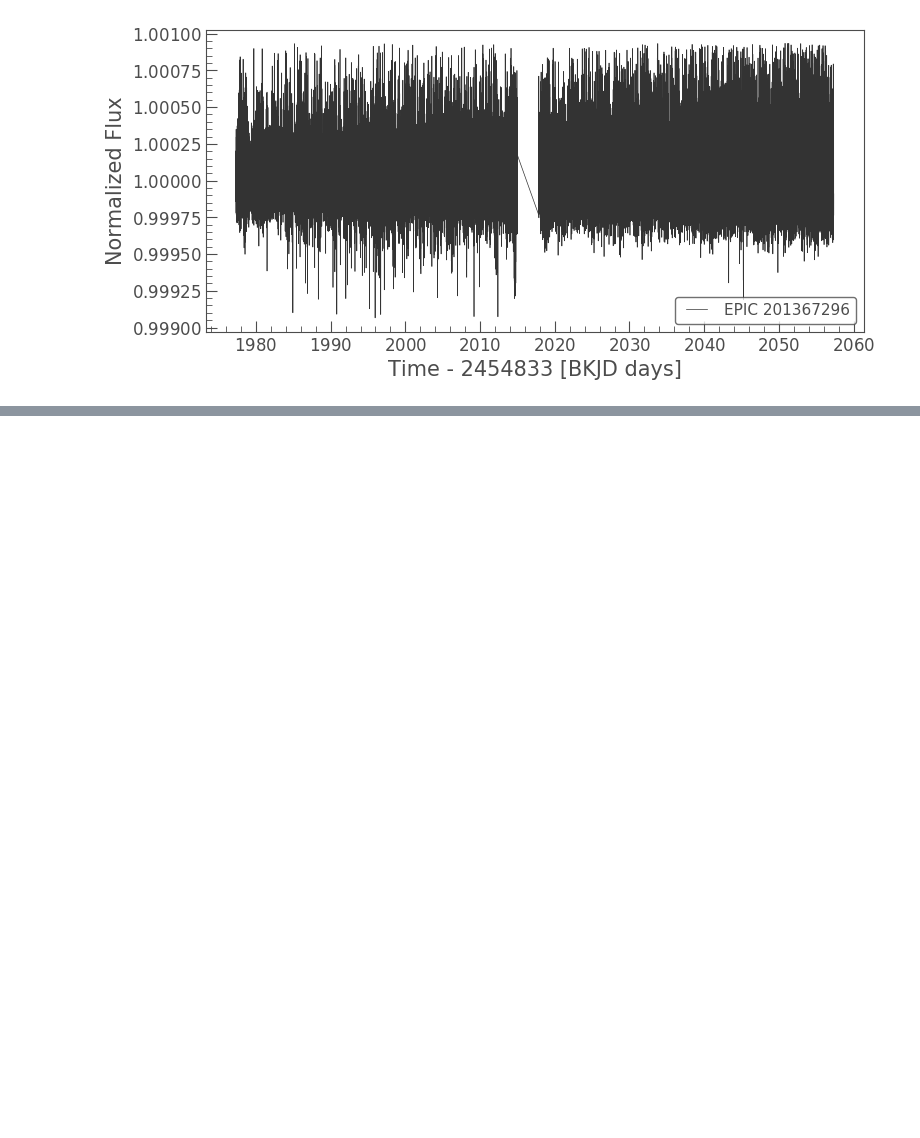
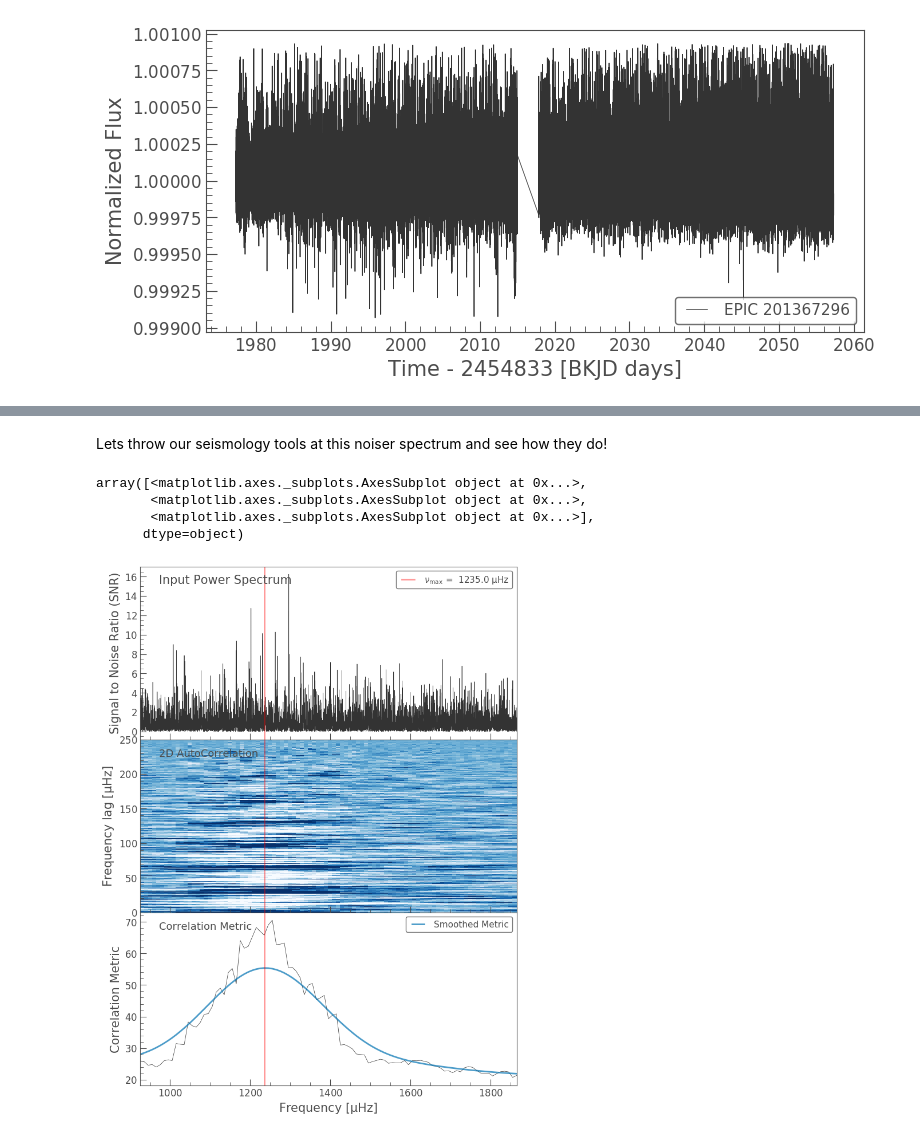
Before and after one commit to ojhall94/TASC5_lightkurve, a Jupyter notebook: Notebooks/K2-example.ipynb, the cells around one changed output, grey strips where cells are left out. Drawn from its saved outputs; the diff is of its cells as text; code cells hidden in the pictures; blank space fills up the shorter version.

```diff
--- a/Notebooks/K2-example.ipynb
+++ b/Notebooks/K2-example.ipynb
@@ -38,2 +58,13 @@ snr.plot()
+# %% [markdown]
+Lets throw our seismology tools at this noiser spectrum and see how they do!
 # %%
 butler = snr.to_seismology()
+# %%
+butler.estimate_numax()
+butler.diagnose_numax()
+# %% [output]
+array([<matplotlib.axes._subplots.AxesSubplot object at 0x...>,
+       <matplotlib.axes._subplots.AxesSubplot object at 0x...>,
+       <matplotlib.axes._subplots.AxesSubplot object at 0x...>],
+      dtype=object)
+[figure, added]
```
Also changed, not shown: parts of 30 cells of this notebook, 1 other file.
